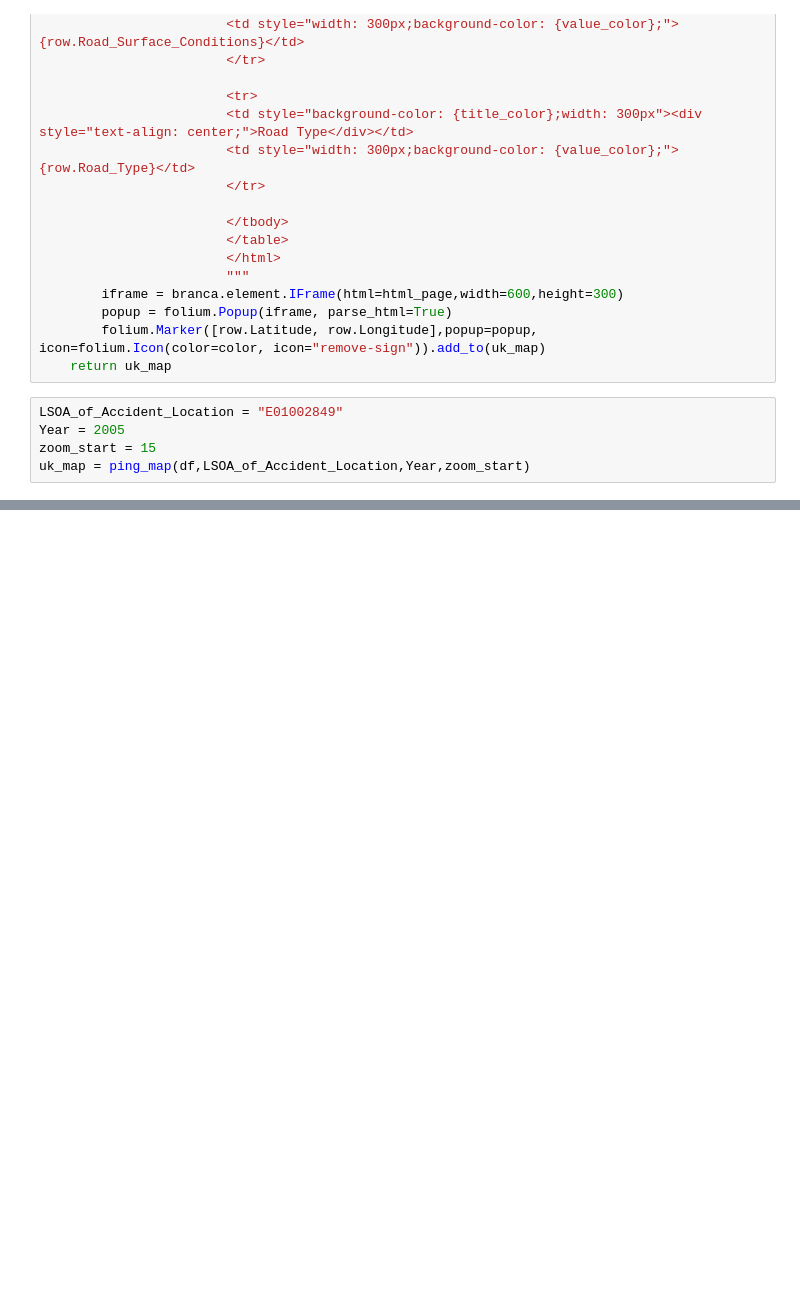
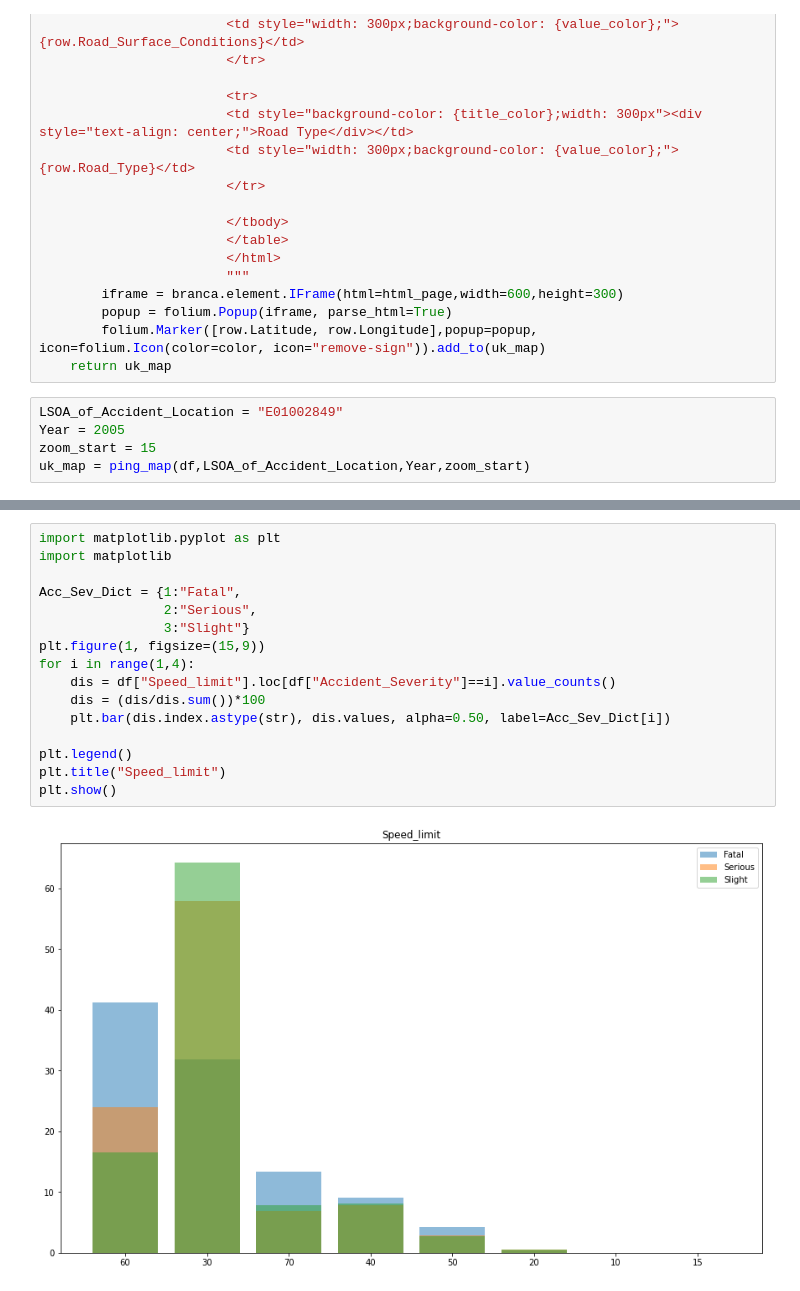
Before and after one commit to zjjzeng/big-data-final-proj, a Jupyter notebook: final_project_da.ipynb, the cells around one changed output, grey strips where cells are left out. Drawn from its saved outputs; the diff is of its cells as text; blank space fills up the shorter version.

```diff
--- a/final_project_da.ipynb
+++ b/final_project_da.ipynb
@@ -124,0 +166,18 @@ uk_map
+# %%
+import matplotlib.pyplot as plt
+import matplotlib
+
+Acc_Sev_Dict = {1:"Fatal",
+                2:"Serious",
+                3:"Slight"}
+plt.figure(1, figsize=(15,9))
+for i in range(1,4):
+    dis = df["Speed_limit"].loc[df["Accident_Severity"]==i].value_counts()
+    dis = (dis/dis.sum())*100
+    plt.bar(dis.index.astype(str), dis.values, alpha=0.50, label=Acc_Sev_Dict[i])
+
+plt.legend()
+plt.title("Speed_limit")
+plt.show()
+# %% [output]
+[figure, added]
```
Also changed, not shown: parts of 3 cells of this notebook.
